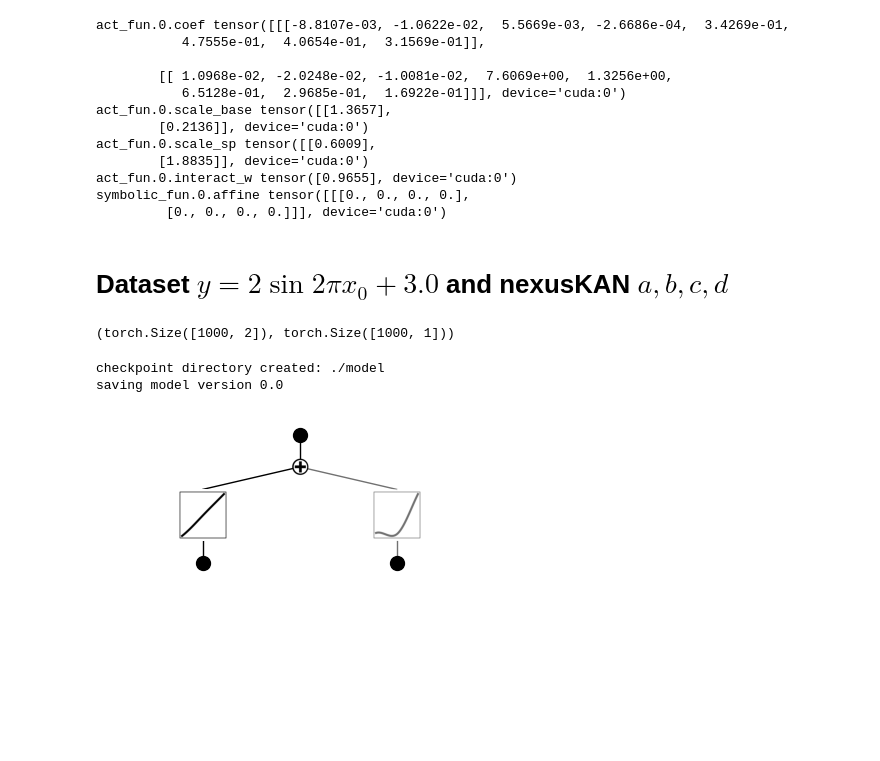
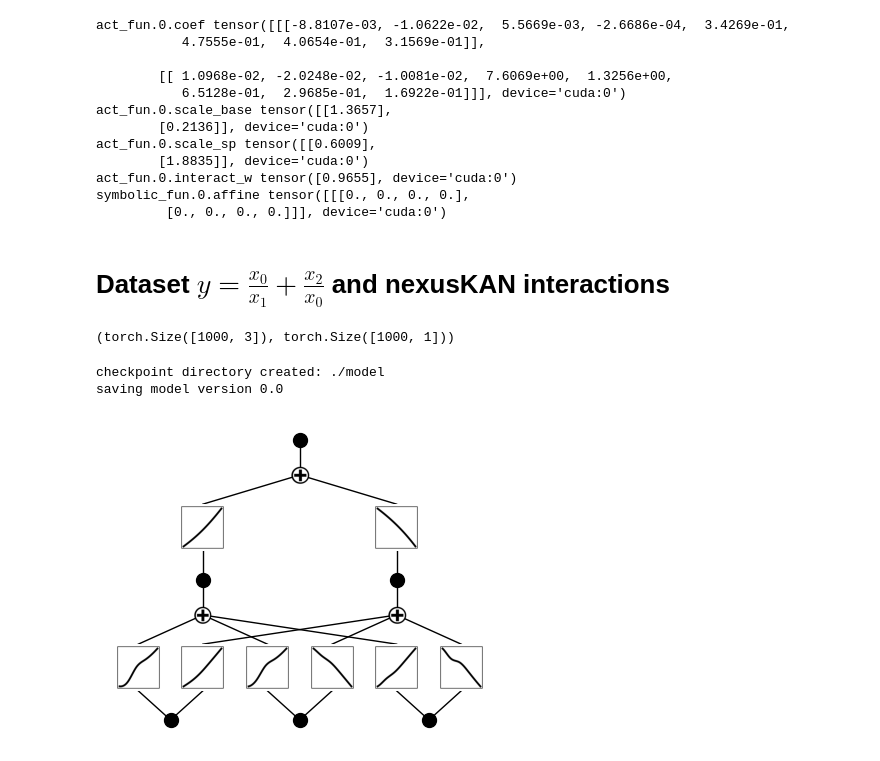
Before and after one commit to shdaig/NexusAriadne, a Jupyter notebook: multiplication.ipynb, the cells around one changed output. Cells and saved outputs as stored; diff of their text form; code cells hidden in the pictures; blank space fills up the shorter version.

Commit message:
interaction added

```diff
--- a/multiplication.ipynb
+++ b/multiplication.ipynb
@@ -517,15 +517,16 @@ act_fun.0.interact_w tensor([0.9655], device='cuda:0')
 symbolic_fun.0.affine tensor([[[0., 0., 0., 0.],
          [0., 0., 0., 0.]]], device='cuda:0')
 # %% [markdown]
-# **Dataset** $y = 2\sin{2 \pi x_0 + 3.0}$ and nexusKAN $a, b, c, d$
+# **Dataset** $y = \frac{x_0}{x_1} + \frac{x_2}{x_0}$ and nexusKAN interactions
 # %%
-end_range = 1.0
+end_range = 2.0
 start_range = 0.2
 num_samples = 1000
-x = (end_range - start_range) * torch.rand(num_samples + 200, 2) + start_range
+x = (end_range - start_range) * torch.rand(num_samples + 200, 3) + start_range
 # y = torch.sin(2 * torch.pi * x[:, 0]) + torch.sin(2 * torch.pi * x[:, 1])
 # y = x[:, 0] + torch.sin(2 * torch.pi * x[:, 1])
-y = 2 * torch.sin(2 * torch.pi * x[:, 0]) + 3.0 * torch.pi # + 2 * torch.sin(2 * torch.pi* x[:, 1] + 3.0)
+# y = x[:, 0] + x[:, 1] + x[:, 0] * x[:, 1]
+y = x[:, 0] / x[:, 1] + x[:, 2] / x[:, 0]
 # y_class = torch.where(y > 0.5, 1.0, 0.0)
 dataset = {
     'train_input': x[:1000],
@@ -542,15 +543,15 @@ dataset['test_input'] = dataset['test_input'].to(device)
 dataset['test_label'] = dataset['test_label'].to(device)
 dataset['train_input'].shape, dataset['train_label'].shape
 # %% [output]
-(torch.Size([1000, 2]), torch.Size([1000, 1]))
+(torch.Size([1000, 3]), torch.Size([1000, 1]))
 # %%
-model = nexusKAN(width=[2, 1], grid=5, k=3, seed=42, device=device)
+model = nexusKAN(width=[3, 2, 1], grid=5, k=3, seed=42, device=device)
 model(dataset['train_input'])
 model.plot()
 # %% [output]
 checkpoint directory created: ./model
 saving model version 0.0
-[figure, old version]
+[figure, new version]
 # %%
 optimizer = optim.Adam(model.parameters(), lr=0.1)
 criterion = nn.MSELoss()
```
Also changed, not shown: parts of 4 cells of this notebook, 1 other file.
